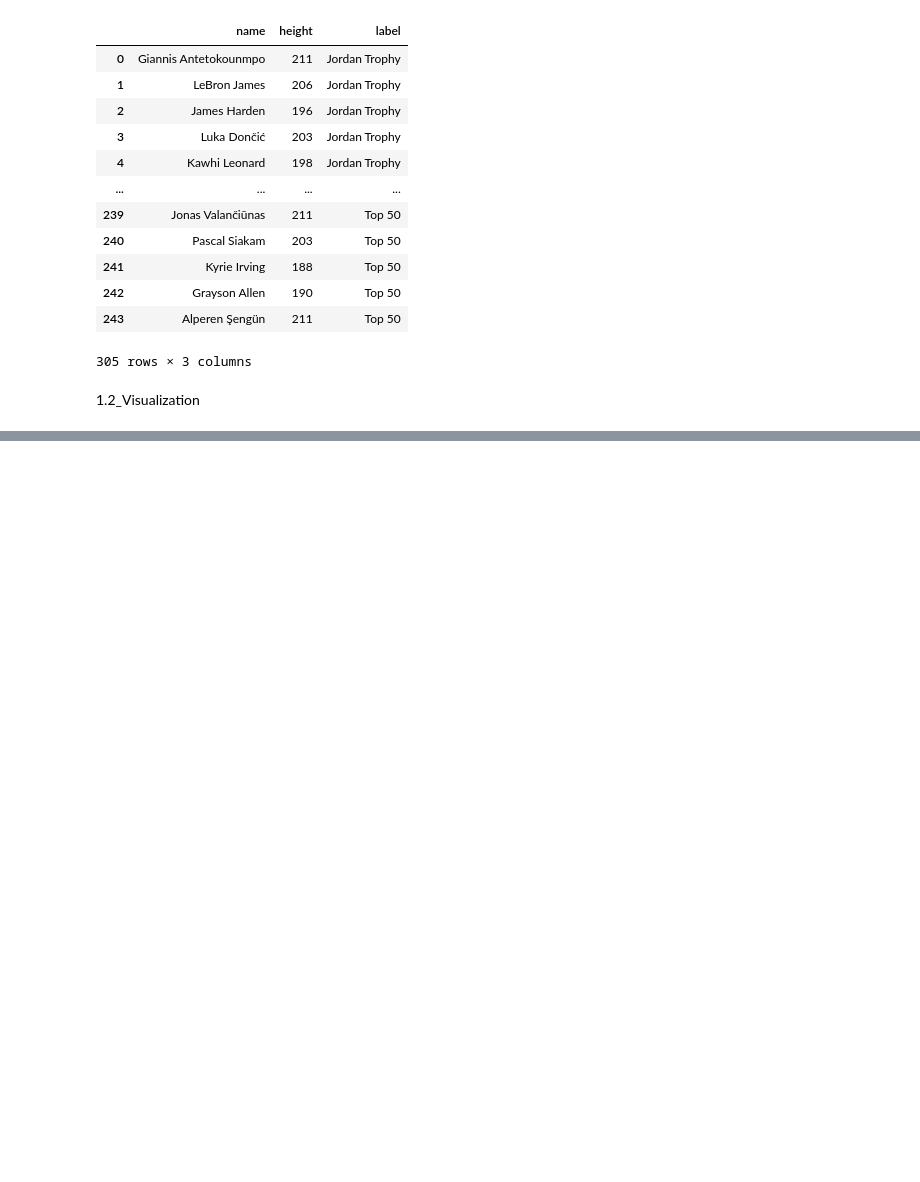
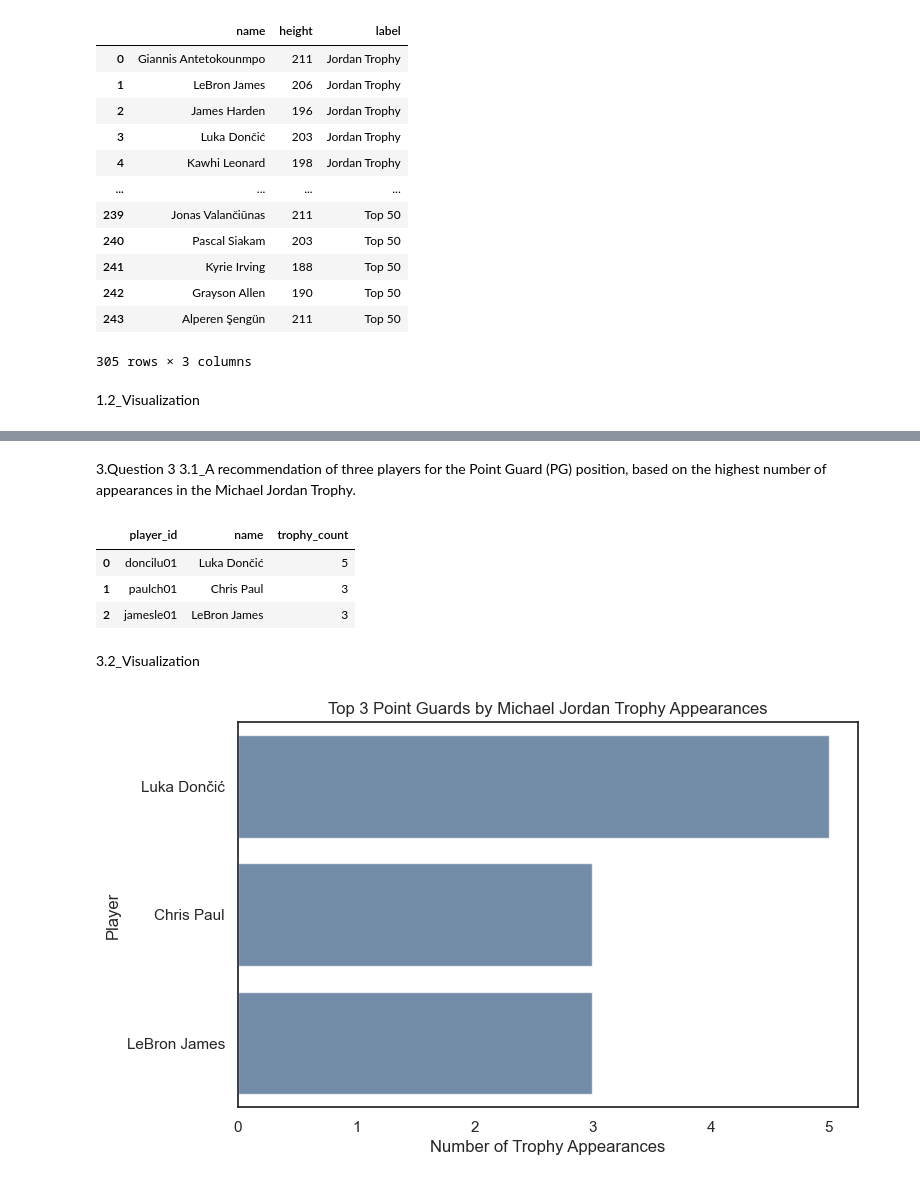
Before and after one commit to SadeghMahmoudAbadi/Basketball-Data-Analysis, a Jupyter notebook: analysis.ipynb, the cells around one changed output, grey strips where cells are left out. Cells and saved outputs as stored; diff of their text form; code cells hidden in the pictures; blank space fills up the shorter version.

```diff
--- a/analysis.ipynb
+++ b/analysis.ipynb
@@ -213,0 +222,45 @@ plt.show()
+# %% [markdown]
+3.Question 3
+3.1_A recommendation of three players for the Point Guard (PG) position, based on the highest number of appearances in the Michael Jordan Trophy.
+# %%
+#SQL Query
+point_guards_jordan = """
+SELECT p.player_id, p.name, COUNT(aws.id) AS trophy_count
+FROM players p
+JOIN player_position pp ON p.player_id = pp.player_id
+JOIN award_season aws ON p.player_id = aws.player_id
+JOIN awards a ON aws.award_id = a.award_id
+WHERE pp.position LIKE '%Point Guard%'
+  AND a.name LIKE '%Michael Jordan Trophy%'
+  AND aws.season_id BETWEEN 2020 AND 2024
+GROUP BY p.player_id, p.name
+ORDER BY trophy_count DESC, p.name ASC
+LIMIT 3;
+"""
+point_guards_jordan_df = pd.read_sql_query(point_guards_jordan , conn)
+point_guards_jordan_df
+# %% [output]
+|  | player_id | name | trophy_count |
+| 0 | doncilu01 | Luka Dončić | 5 |
+| 1 | paulch01 | Chris Paul | 3 |
+| 2 | jamesle01 | LeBron James | 3 |
+# %% [markdown]
+3.2_Visualization
+# %%
+plt.figure(figsize=(8,5))
+
+sns.barplot(
+    data= point_guards_jordan_df,
+    y = point_guards_jordan_df['name'] ,
+    x = point_guards_jordan_df['trophy_count'],
+    color='#2b5c8f',
+    alpha = 0.7
+)
+
+plt.title("Top 3 Point Guards by Michael Jordan Trophy Appearances")
+plt.xlabel("Number of Trophy Appearances")
+plt.ylabel("Player")
+
+plt.show()
+# %% [output]
+[figure, added]
```
Also changed, not shown: parts of 1 cell of this notebook.
